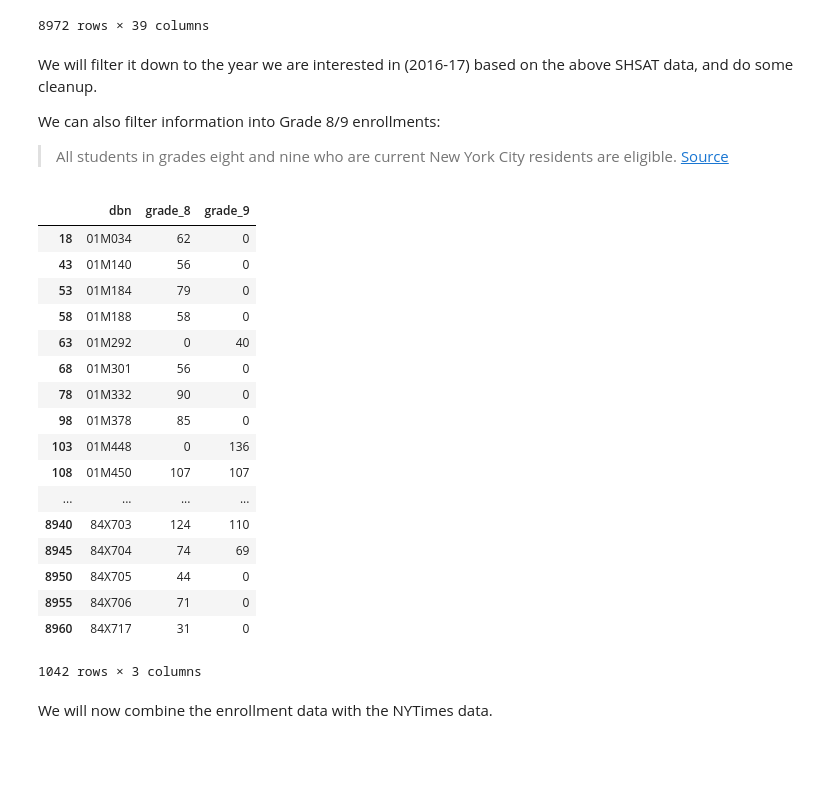
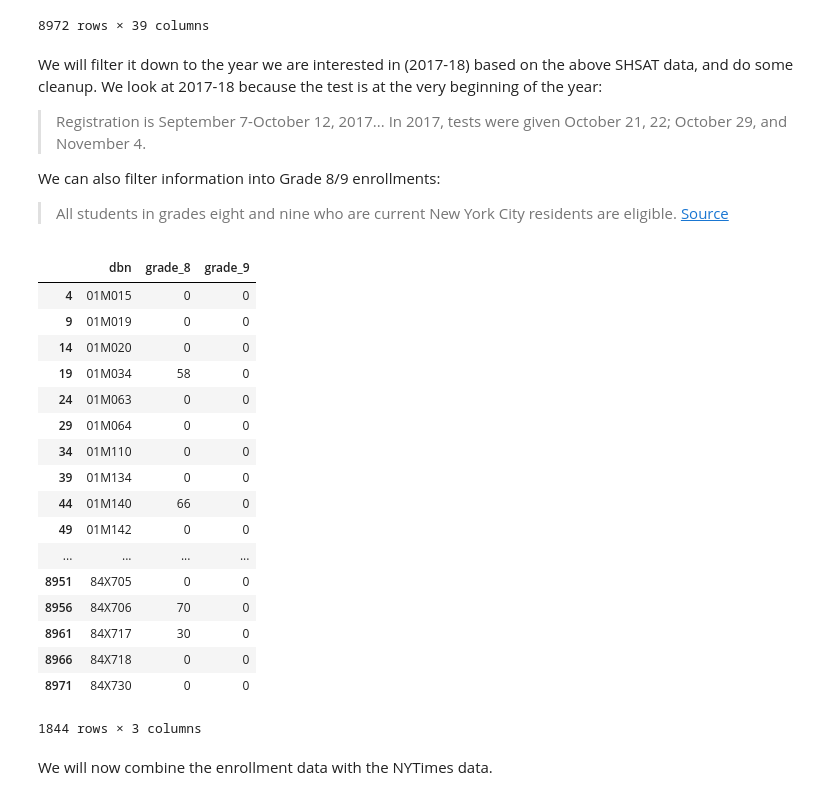
Before and after one commit to mwinton/W207-final-project, a Jupyter notebook: PASSNYC_deepak_nagaraj.ipynb, the cells around one changed output. Cells and saved outputs as stored; diff of their text form; code cells hidden in the pictures; blank space fills up the shorter version.

```diff
--- a/PASSNYC_deepak_nagaraj.ipynb
+++ b/PASSNYC_deepak_nagaraj.ipynb
@@ -261,7 +261,9 @@ display(doe_school_df)
 | 8971 | 84X730 | Bronx Charter School for the Arts | 2017-18 | 314 | 0 | 50 | 51 | 54 | ... |
 8972 rows × 39 columns
 # %% [markdown]
-We will filter it down to the year we are interested in (2016-17) based on the above SHSAT data, and do some cleanup.
+We will filter it down to the year we are interested in (2017-18) based on the above SHSAT data, and do some cleanup.  We look at 2017-18 because the test is at the very beginning of the year:
+
+> Registration is September 7-October 12, 2017... In 2017, tests were given October 21, 22; October 29, and November 4.
 
 We can also filter information into Grade 8/9 enrollments:
 
@@ -269,29 +271,28 @@ We can also filter information into Grade 8/9 enrollments:
 # %%
 doe_school_df.columns = [sanitize_columns(c) for c in doe_school_df.columns]
 shsat_eligible_class_size_df = doe_school_df \
-    .query("year == '2016-17'") \
-    [['dbn', 'grade_8', 'grade_9']] \
-    .query("grade_8 > 0 | grade_9 > 0")
+    .query("year == '2017-18'") \
+    [['dbn', 'grade_8', 'grade_9']]
 display(shsat_eligible_class_size_df)
 # %% [output]
 |  | dbn | grade_8 | grade_9 |
-| 18 | 01M034 | 62 | 0 |
-| 43 | 01M140 | 56 | 0 |
-| 53 | 01M184 | 79 | 0 |
-| 58 | 01M188 | 58 | 0 |
-| 63 | 01M292 | 0 | 40 |
-| 68 | 01M301 | 56 | 0 |
-| 78 | 01M332 | 90 | 0 |
-| 98 | 01M378 | 85 | 0 |
-| 103 | 01M448 | 0 | 136 |
-| 108 | 01M450 | 107 | 107 |
+| 4 | 01M015 | 0 | 0 |
+| 9 | 01M019 | 0 | 0 |
+| 14 | 01M020 | 0 | 0 |
+| 19 | 01M034 | 58 | 0 |
+| 24 | 01M063 | 0 | 0 |
+| 29 | 01M064 | 0 | 0 |
+| 34 | 01M110 | 0 | 0 |
+| 39 | 01M134 | 0 | 0 |
+| 44 | 01M140 | 66 | 0 |
+| 49 | 01M142 | 0 | 0 |
 | ... | ... | ... | ... |
-| 8940 | 84X703 | 124 | 110 |
-| 8945 | 84X704 | 74 | 69 |
-| 8950 | 84X705 | 44 | 0 |
-| 8955 | 84X706 | 71 | 0 |
-| 8960 | 84X717 | 31 | 0 |
+| 8951 | 84X705 | 0 | 0 |
+| 8956 | 84X706 | 70 | 0 |
+| 8961 | 84X717 | 30 | 0 |
+| 8966 | 84X718 | 0 | 0 |
+| 8971 | 84X730 | 0 | 0 |
-1042 rows × 3 columns
+1844 rows × 3 columns
 # %% [markdown]
 We will now combine the enrollment data with the NYTimes data.
 # %%
```
Also changed, not shown: parts of 6 cells of this notebook.
